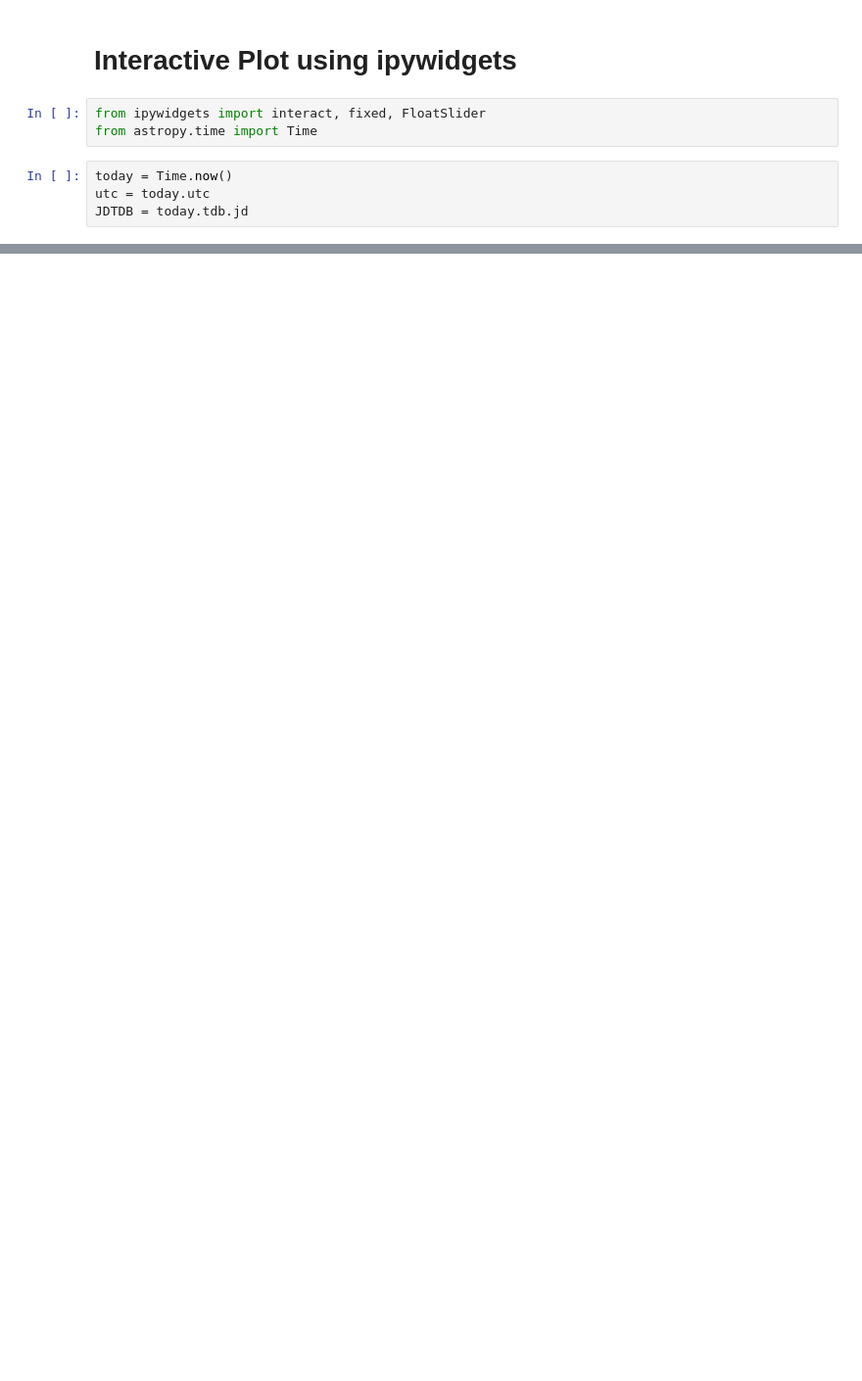
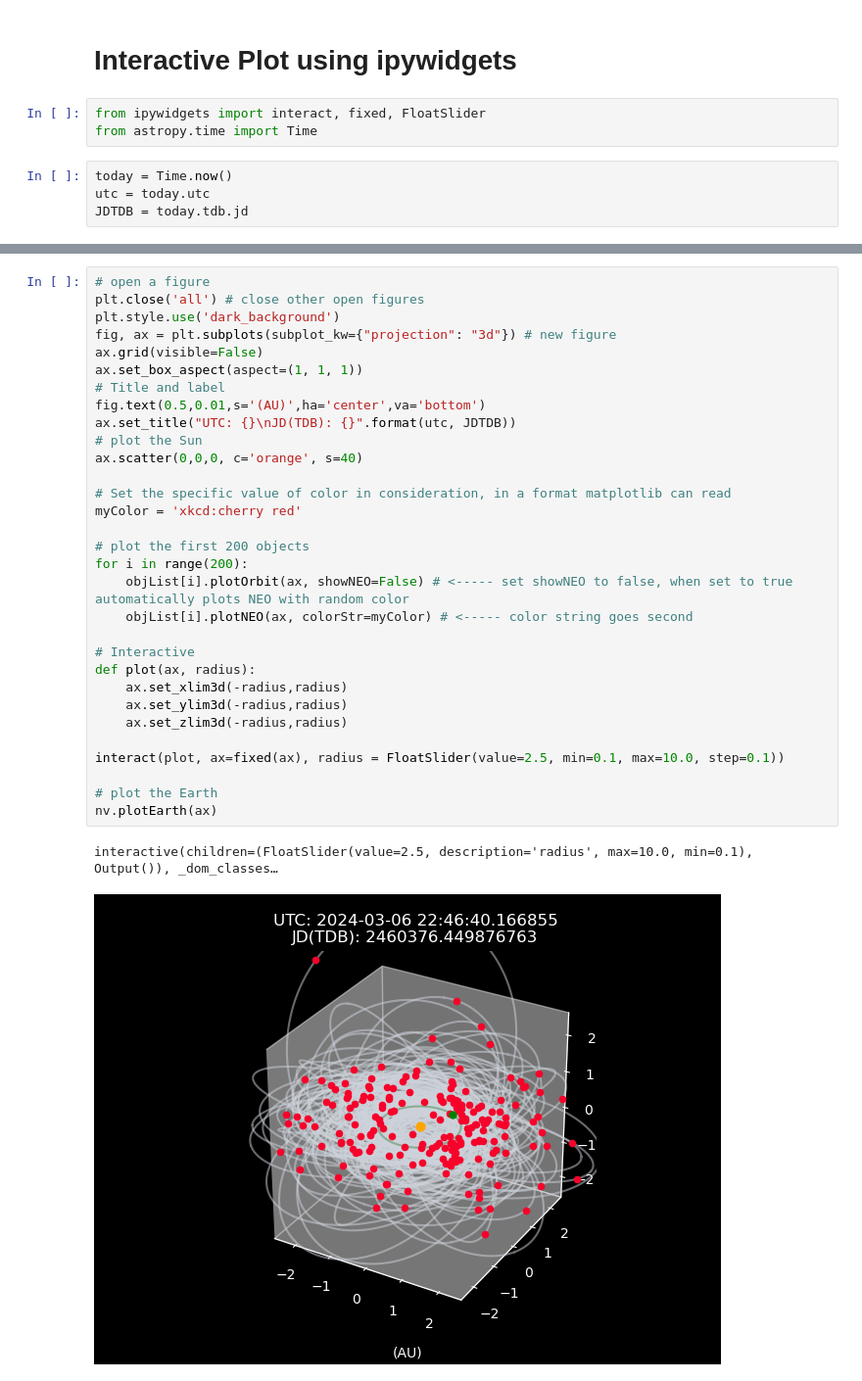
Before and after one commit to ASTR302-Group-AA/Rubin-NEO-Detection, a Jupyter notebook: NEOvisualizer demo.ipynb, the cells around one changed output, grey strips where cells are left out. Shown at 98% size. Saved outputs shown, nothing was run; the diff lists cells and outputs as text; blank space fills up the shorter version.

Commit message:
NEO positions are now plotted with multiple colors that are less painful to look at than cyan, with added support for specifying color

```diff
--- a/NEOvisualizer demo.ipynb
+++ b/NEOvisualizer demo.ipynb
@@ -88,0 +94,34 @@ interactive(children=(FloatSlider(value=5.0, description='radius', max=15.0, min
+# %%
+# open a figure
+plt.close('all') # close other open figures
+plt.style.use('dark_background')
+fig, ax = plt.subplots(subplot_kw={"projection": "3d"}) # new figure
+ax.grid(visible=False)
+ax.set_box_aspect(aspect=(1, 1, 1))
+# Title and label
+fig.text(0.5,0.01,s='(AU)',ha='center',va='bottom')
+ax.set_title("UTC: {}\nJD(TDB): {}".format(utc, JDTDB))
+# plot the Sun
+ax.scatter(0,0,0, c='orange', s=40)
+
+# Set the specific value of color in consideration, in a format matplotlib can read
+myColor = 'xkcd:cherry red'
+
+# plot the first 200 objects
+for i in range(200):
+    objList[i].plotOrbit(ax, showNEO=False) # <----- set showNEO to false, when set to true automatically plots NEO with random color
+    objList[i].plotNEO(ax, colorStr=myColor) # <----- color string goes second
+
+# Interactive
+def plot(ax, radius):
+    ax.set_xlim3d(-radius,radius)
+    ax.set_ylim3d(-radius,radius)
+    ax.set_zlim3d(-radius,radius)
+
+interact(plot, ax=fixed(ax), radius = FloatSlider(value=2.5, min=0.1, max=10.0, step=0.1))
+
+# plot the Earth
+nv.plotEarth(ax)
+# %% [output]
+interactive(children=(FloatSlider(value=2.5, description='radius', max=10.0, min=0.1), Output()), _dom_classes…
+[figure, added]
```
Also changed, not shown: parts of 4 cells of this notebook, 1 other file.
